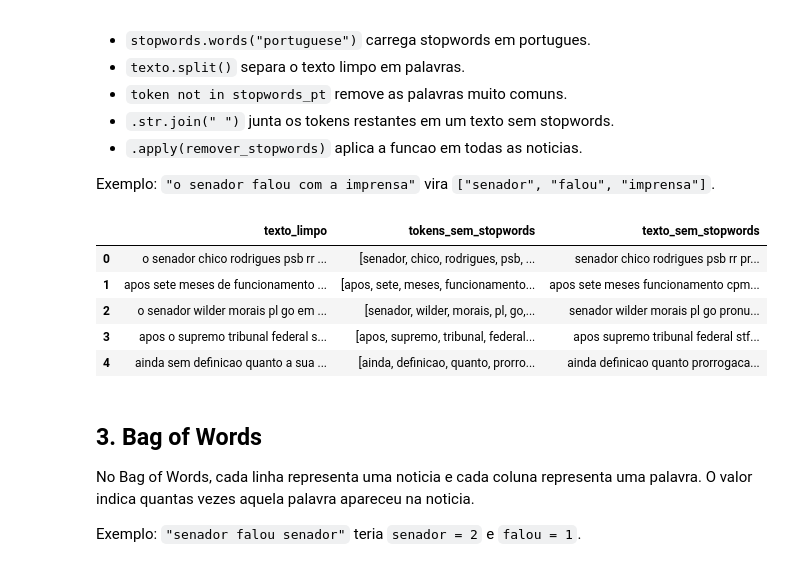
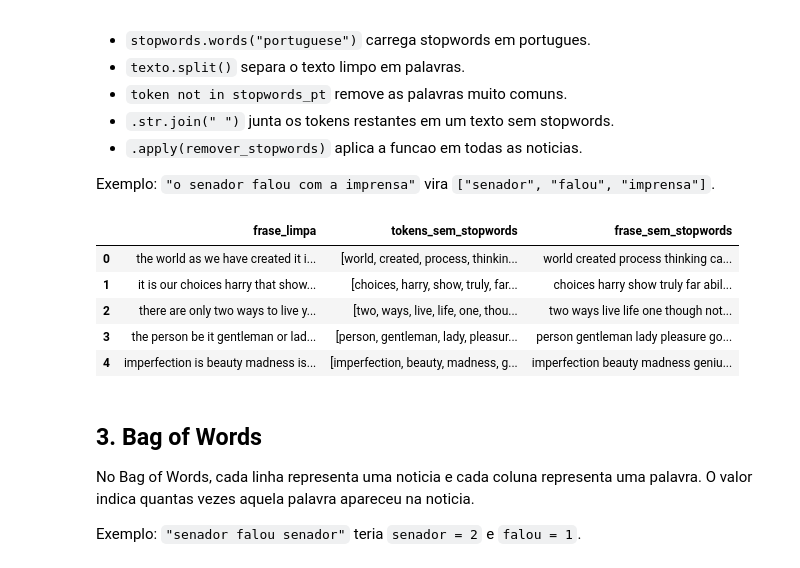
Before and after one commit to Isabela-Farina/Perspectiva_dados, a Jupyter notebook: PLN/introducao_pln.ipynb, the cells around one changed output. Drawn from its saved outputs; the diff is of its cells as text; code cells hidden in the pictures.

```diff
--- a/PLN/introducao_pln.ipynb
+++ b/PLN/introducao_pln.ipynb
@@ -72,7 +89,7 @@ def limpar_texto(texto):
     return " ".join(tokens)
 
 
-df["texto_limpo"] = df["texto"].apply(limpar_texto)
+df["frase_limpa"] = df["frase"].apply(limpar_texto)
 
-df[["texto", "texto_limpo"]].head()
+df[["frase", "frase_limpa"]].head()
 # %% [output]
@@ -99,33 +116,33 @@ Exemplo: `"o senador falou com a imprensa"` vira `["senador", "falou", "imprensa
 # %%
 import nltk
 
 from nltk.corpus import stopwords
 
 
 nltk.download("stopwords", quiet=True)
 
-stopwords_pt = stopwords.words("portuguese")
+stopwords_pt = stopwords.words("english")
 stopwords_pt = [unidecode(palavra) for palavra in stopwords_pt]
 stopwords_pt = set(stopwords_pt)
 
 
 def remover_stopwords(texto):
     tokens = texto.split()
     tokens = [token for token in tokens if token not in stopwords_pt]
     return tokens
 
 
-df["tokens_sem_stopwords"] = df["texto_limpo"].apply(remover_stopwords)
-df["texto_sem_stopwords"] = df["tokens_sem_stopwords"].str.join(" ")
+df["tokens_sem_stopwords"] = df["frase_limpa"].apply(remover_stopwords)
+df["frase_sem_stopwords"] = df["tokens_sem_stopwords"].str.join(" ")
 
-df[["texto_limpo", "tokens_sem_stopwords", "texto_sem_stopwords"]].head()
+df[["frase_limpa", "tokens_sem_stopwords", "frase_sem_stopwords"]].head()
 # %% [output]
-|  | texto_limpo | tokens_sem_stopwords | texto_sem_stopwords |
-| 0 | o senador chico rodrigues psb rr ... | [senador, chico, rodrigues, psb, ... | senador chico rodrigues psb rr pr... |
-| 1 | apos sete meses de funcionamento ... | [apos, sete, meses, funcionamento... | apos sete meses funcionamento cpm... |
-| 2 | o senador wilder morais pl go em ... | [senador, wilder, morais, pl, go,... | senador wilder morais pl go pronu... |
-| 3 | apos o supremo tribunal federal s... | [apos, supremo, tribunal, federal... | apos supremo tribunal federal stf... |
-| 4 | ainda sem definicao quanto a sua ... | [ainda, definicao, quanto, prorro... | ainda definicao quanto prorrogaca... |
+|  | frase_limpa | tokens_sem_stopwords | frase_sem_stopwords |
+| 0 | the world as we have created it i... | [world, created, process, thinkin... | world created process thinking ca... |
+| 1 | it is our choices harry that show... | [choices, harry, show, truly, far... | choices harry show truly far abil... |
+| 2 | there are only two ways to live y... | [two, ways, live, life, one, thou... | two ways live life one though not... |
+| 3 | the person be it gentleman or lad... | [person, gentleman, lady, pleasur... | person gentleman lady pleasure go... |
+| 4 | imperfection is beauty madness is... | [imperfection, beauty, madness, g... | imperfection beauty madness geniu... |
 # %% [markdown]
 ## 3. Bag of Words
 
```
Also changed, not shown: parts of 4 cells of this notebook, 1 other file.
